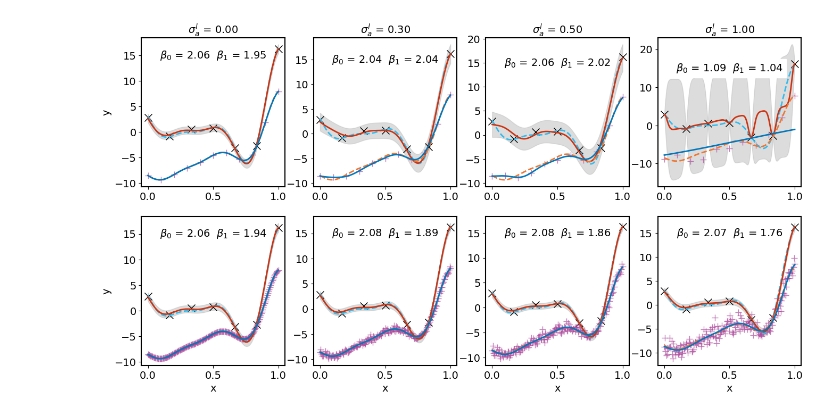
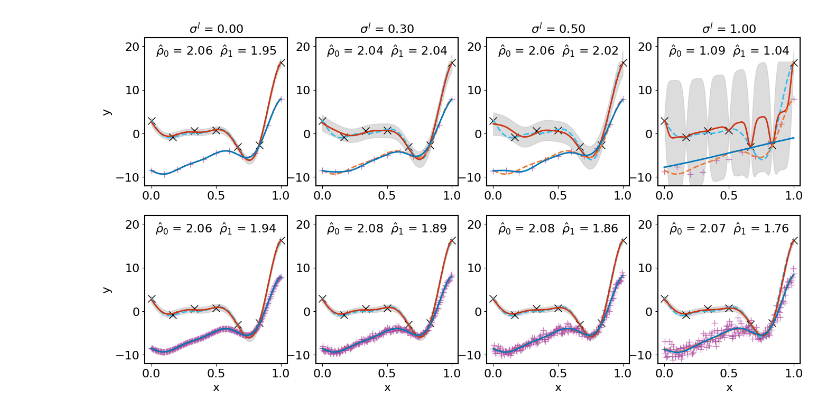
Before and after one commit to bessagroup/mfbml, a Jupyter notebook: studies/gpr_illustrative_examples/mf_rbf_gpr/different_low_fidelity_influence.ipynb, the cells around one changed output. Cells and saved outputs as stored; diff of their text form; code cells hidden in the pictures.

```diff
--- a/studies/gpr_illustrative_examples/mf_rbf_gpr/different_low_fidelity_influence.ipynb
+++ b/studies/gpr_illustrative_examples/mf_rbf_gpr/different_low_fidelity_influence.ipynb
@@ -84,7 +84,7 @@ kernel = RBF(
     theta=np.ones(func.num_dim),
     bounds=[-2, 3],
 )
-font_size = 14
+font_size = 16
 
 # create np array to store the results
 nll_values = np.zeros((len(lf_sample_number_list), len(noise_add_lf_list)))
@@ -125,7 +125,8 @@ for i, lf_sample_number in enumerate(lf_sample_number_list):
         pred_ly = model.predict_lf(X=test_x)
 
         # get the accuracy metrics
-        nll_values[i, j] = mean_log_likelihood_value(test_hy_noisy, pred_y, pred_std)
+        nll_values[i, j] = mean_log_likelihood_value(
+            test_hy_noisy, pred_y, pred_std)
         r2_values[i, j] = r2_score(test_hy, pred_y)
         nmae_values[i, j] = normalized_mae(test_hy, pred_y)
         nrmse_values[i, j] = normalized_rmse(test_hy, pred_y)
@@ -190,34 +191,35 @@ for i, lf_sample_number in enumerate(lf_sample_number_list):
             color="#BBBBBB",
             label="CI interval",
         )
+        ax[i, j].set_ylim(-12, 22)
         ax[i, j].text(
             0.5,
-            15.0,
-            r"$\beta_0$ = {:.2f}  $\beta_1$ = {:.2f}".format(
+            19.0,
+            r"$\hat \rho_0$ = {:.2f}  $\hat \rho_1$ = {:.2f}".format(
                 model.beta[0, 0], model.beta[1, 0]
             ),
             fontsize=font_size,
             ha="center",
             va="center",
             backgroundcolor="white",
         )
         if i == 0:
             ax[i, j].set_title(
-                r"$\sigma^l_a$ = {:.2f}".format(noise_add_lf), fontsize=font_size
+                r"$\sigma^l$ = {:.2f}".format(noise_add_lf), fontsize=font_size
             )
         if i == 1:
             ax[i, j].set_xlabel("x", fontsize=font_size)
         if j == 0:
             ax[i, j].set_ylabel("y", fontsize=font_size)
 
         ax[i, j].tick_params(axis="both", which="major", labelsize=font_size)
         # set the line width of the axis
         for axis in ["top", "bottom", "left", "right"]:
             ax[i, j].spines[axis].set_linewidth(1.5)
 
 plt.savefig("different_noise_influence.png", dpi=300, bbox_inches="tight")
 plt.savefig("different_noise_influence.pdf", dpi=300, bbox_inches="tight")
 plt.savefig("different_noise_influence.svg", dpi=300, bbox_inches="tight")
 plt.show()
 # %% [output]
-[figure, old version]
+[figure, new version]
```
Also changed, not shown: 56 other files.
